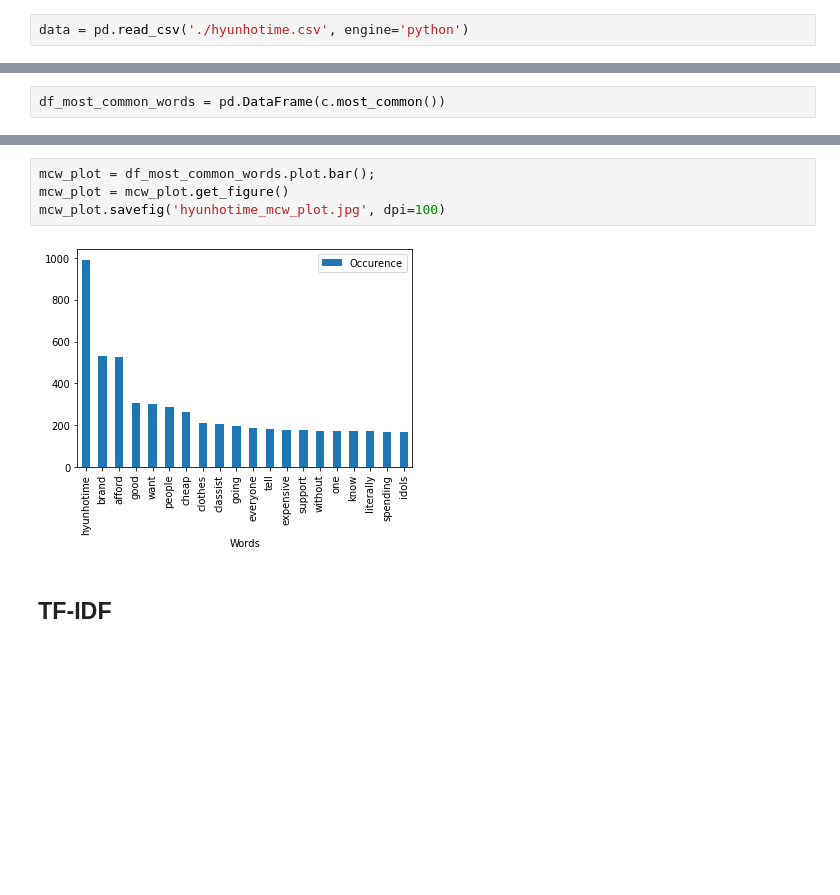
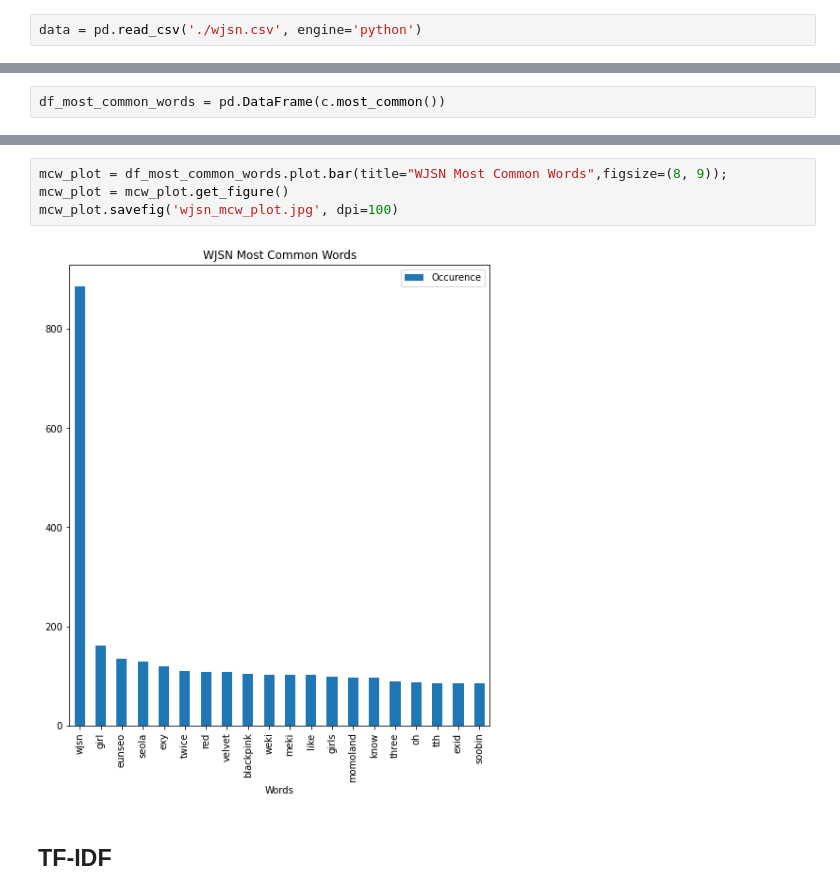
Before and after one commit to wormwithnoname/tweet-characterization, a Jupyter notebook: data_cleaning_script.ipynb, the cells around one changed output, grey strips where cells are left out. Saved outputs shown, nothing was run; the diff lists cells and outputs as text; blank space fills up the shorter version.

```diff
--- a/data_cleaning_script.ipynb
+++ b/data_cleaning_script.ipynb
@@ -16,7 +26,7 @@ from sklearn.feature_extraction.text import TfidfVectorizer
 # %% [markdown]
 ## PREPROCESSING
 # %%
-data = pd.read_csv('./hyunhotime.csv', engine='python')
+data = pd.read_csv('./wjsn.csv', engine='python')
 # %% [markdown]
 #### *Filter only english tweets from collected data
 # %%
@@ -189,9 +208,9 @@ df_most_common_words
 # %%
-mcw_plot = df_most_common_words.plot.bar();
+mcw_plot = df_most_common_words.plot.bar(title="WJSN Most Common Words",figsize=(8, 9));
 mcw_plot = mcw_plot.get_figure()
-mcw_plot.savefig('hyunhotime_mcw_plot.jpg', dpi=100)
+mcw_plot.savefig('wjsn_mcw_plot.jpg', dpi=100)
 # %% [output]
-[figure, old version]
+[figure, new version]
 # %% [markdown]
 ## TF-IDF
 # %%
```
Also changed, not shown: parts of 37 cells of this notebook.
